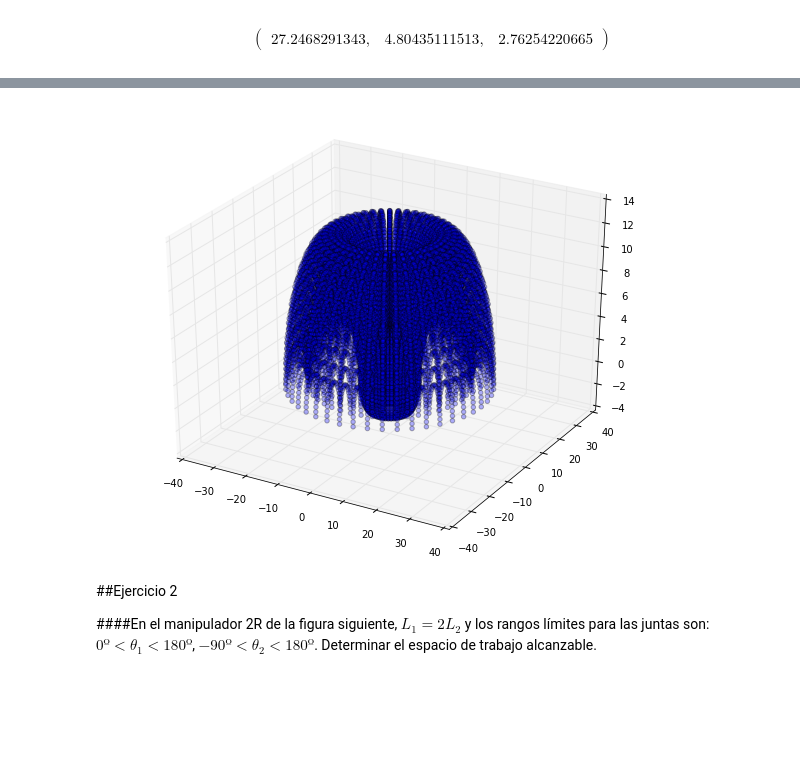
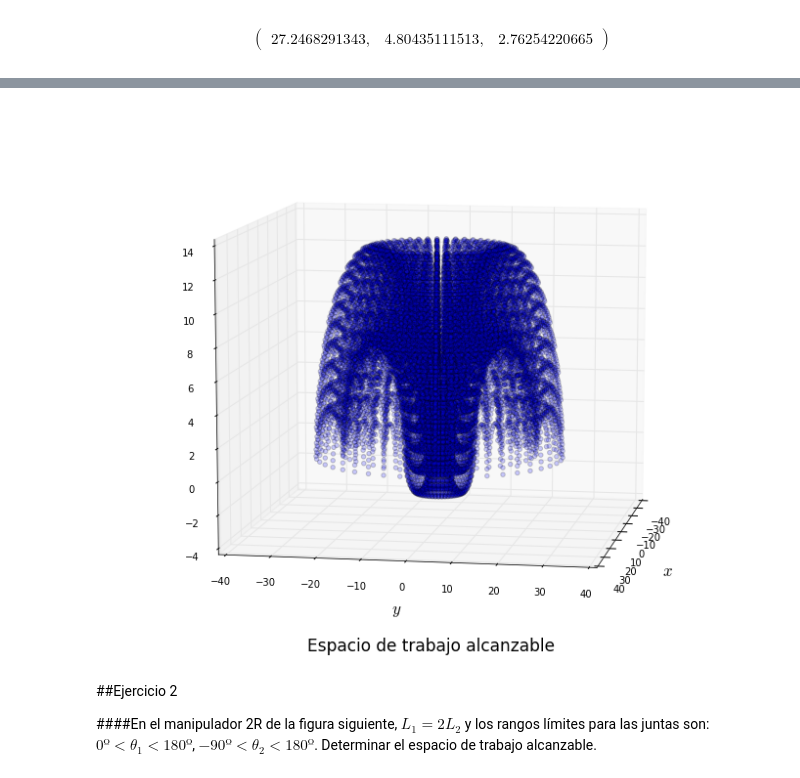
Before and after one commit to elsuizo/Control_de_robots_py, a Jupyter notebook: tp3.ipynb, the cells around one changed output, grey strips where cells are left out. Saved outputs shown, nothing was run; the diff lists cells and outputs as text; code cells hidden in the pictures; blank space fills up the shorter version.

```diff
--- a/tp3.ipynb
+++ b/tp3.ipynb
@@ -127,7 +131,17 @@ func(10,30,10)
 # %%
 def get_position(q_1,q_2,q_3):
     """
-    Docstring
+    Funcion para extraer la posicion cartesiana de la transformacion
+    homogenea que describe la cinematica directa del manipulador RRR
+    espacial(ver ejercicio 2 tp2)
+
+    Inputs:
+    q_1 (angulo del link 1)
+    q_2 (angulo del link 2)
+    q_3 (angulo del link 3)
+
+    Outputs:
+
     """
 
     M = func(q_1,q_2,q_3)
@@ -144,7 +159,7 @@ L
 $$\begin{pmatrix}27.2468291343, & 4.80435111513, & 2.76254220665\end{pmatrix}$$
 # %%
 %pylab inline
-plt.rcParams['figure.figsize'] = 10,8
+plt.rcParams['figure.figsize'] = 12,10
 import mpl_toolkits.mplot3d.axes3d as axes3d
 # %% [output]
 Populating the interactive namespace from numpy and matplotlib
@@ -153,16 +168,21 @@ WARNING: pylab import has clobbered these variables: ['Polygon', 'poly', 'sign',
 # %%
 #TODO vectorizar
 fig, ax = plt.subplots(subplot_kw=dict(projection='3d'))
-
+#generamos los rangos de los angulos y evaluamos su posicion cartesiana
 for i in xrange(0,360,8):
     for j in xrange(0,180,8):
         for k in xrange(0,180,8):
 
             x,y,z = get_position(i,j,k)
-            ax.scatter(x,y,z,alpha=.3)
+            ax.scatter(x,y,z,alpha=.2)
+            ax.view_init(elev=10., azim=10.)
+            plt.title('Espacio de trabajo alcanzable',fontsize=17)
+
+            plt.xlabel(r'$x$',fontsize=17)
+            plt.ylabel(r'$y$',fontsize=17)
 
             #ax.set_aspect('equal')
 
 plt.show()
 # %% [output]
-[figure, old version]
+[figure, new version]
```
Also changed, not shown: parts of 35 cells of this notebook.
